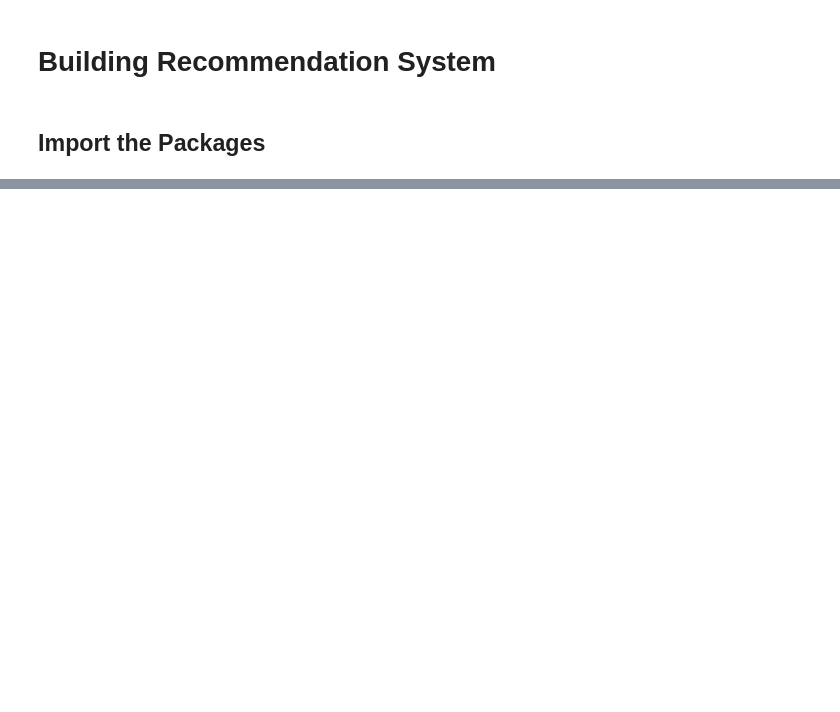
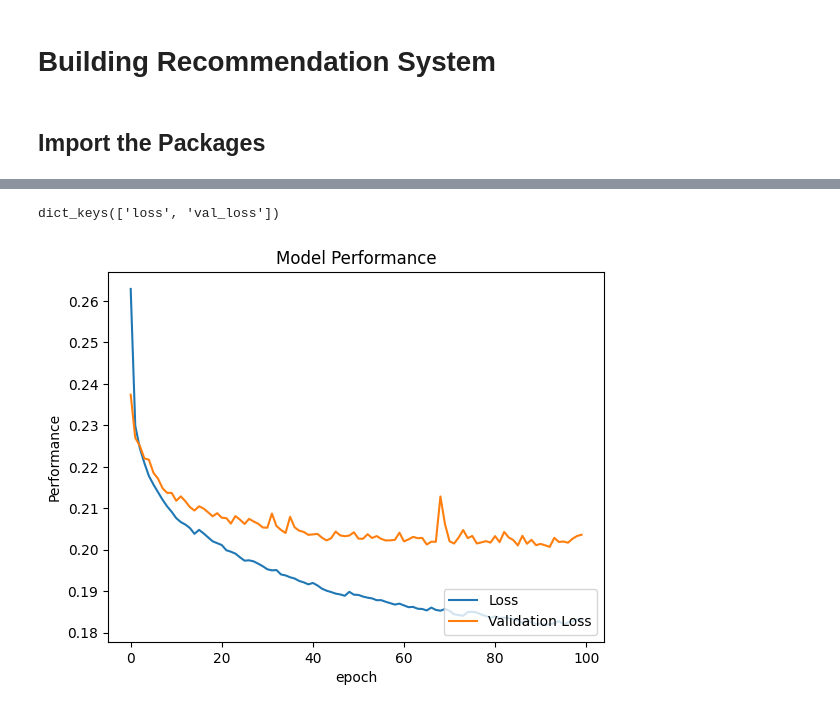
Before and after one commit to AgreaseOnGit/recommender-system, a Jupyter notebook: Recom System.ipynb, the cells around one changed output, grey strips where cells are left out. Drawn from its saved outputs; the diff is of its cells as text; code cells hidden in the pictures; blank space fills up the shorter version.

Commit message:
FInalize RecSys Model

```diff
--- a/Recom System.ipynb
+++ b/Recom System.ipynb
@@ -235,0 +132,13 @@ Bumbu Rempah Asli Daribumi - Ketumbar Bubuk: Predicted Rating 4.77
+# %%
+# label encode the user_id
+user_data["user_id"] = user_data["user_id"].astype('category')
+user_data["user_id"] = user_data["user_id"].cat.codes
+# %%
+# Transform product into label encode
+from sklearn.preprocessing import LabelEncoder
+label_encoder = LabelEncoder()
+product_data = label_encoder.fit_transform(data['productname'])
+product_data = pd.DataFrame(product_data, columns=['product_id'])
+product_data = product_data.merge(data, left_index=True, right_index=True)
+product_data.drop(["user_id", "productname"], axis=1, inplace=True)
+product_data
@@ -235,0 +183,6 @@ Bumbu Rempah Asli Daribumi - Ketumbar Bubuk: Predicted Rating 4.77
+# %%
+item_train, item_test = train_test_split(item_train, train_size=0.80, shuffle=True, random_state=1)
+user_train, user_test = train_test_split(user_train, train_size=0.80, shuffle=True, random_state=1)
+y_train, y_test       = train_test_split(y_train,    train_size=0.80, shuffle=True, random_state=1)
+print(f"product/item training data shape: {item_train.shape}")
+print(f"product/item test data shape: {item_test.shape}")
@@ -235,0 +279,9 @@ Bumbu Rempah Asli Daribumi - Ketumbar Bubuk: Predicted Rating 4.77
+# %%
+# Example training process
+cost_fn = tf.keras.losses.MeanSquaredError()
+opt = tf.keras.optimizers.Adam(learning_rate=1e-5)
+model.compile(optimizer=opt,
+              loss=cost_fn)
+
+# Train the model
+history = model.fit([user_train, item_train], y_train, epochs=100, validation_data=([user_test, item_test], y_test))
@@ -235,0 +313,14 @@ Bumbu Rempah Asli Daribumi - Ketumbar Bubuk: Predicted Rating 4.77
+# %%
+import matplotlib.pyplot as plt
+
+print(history.history.keys())
+plt.plot(history.history['loss'])
+plt.plot(history.history['val_loss'])
+plt.title('Model Performance')
+plt.ylabel('Performance')
+plt.xlabel('epoch')
+plt.legend(['Loss', 'Validation Loss'], loc='lower right')
+plt.show()
+# %% [output]
+dict_keys(['loss', 'val_loss'])
+[figure, added]
```
Also changed, not shown: parts of 26 cells of this notebook, 17 other files.
